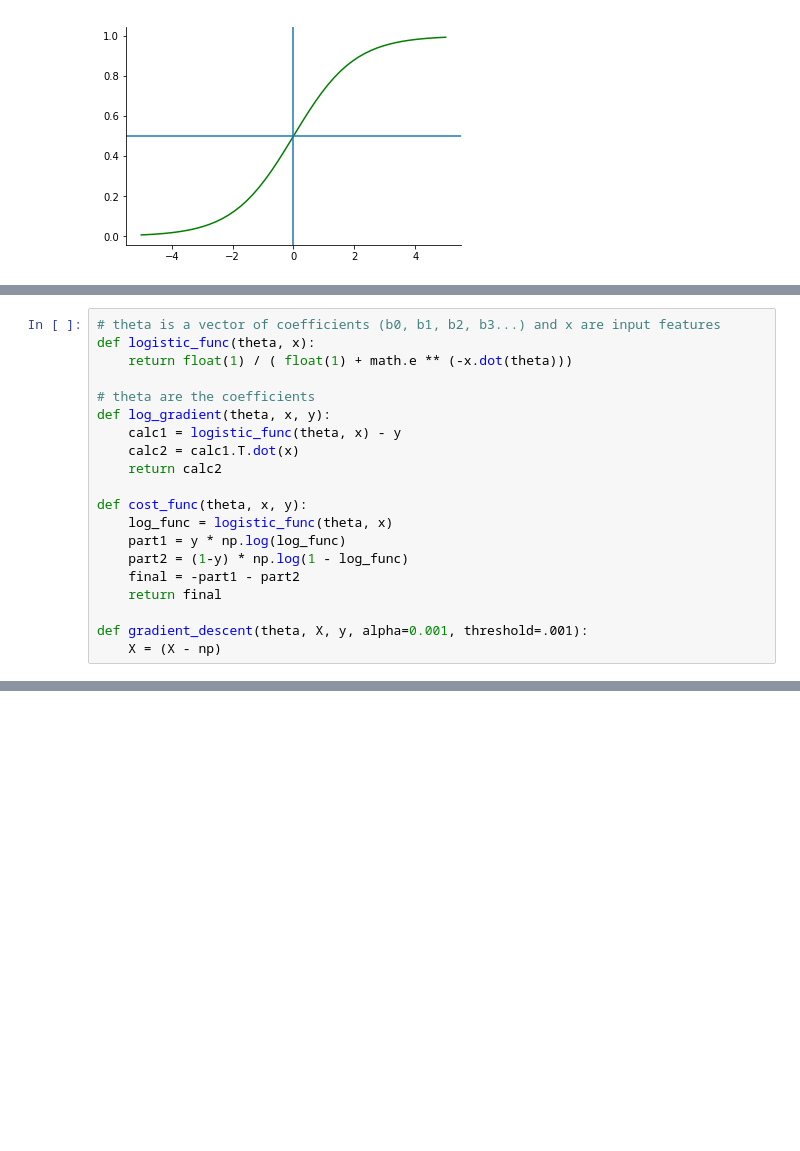
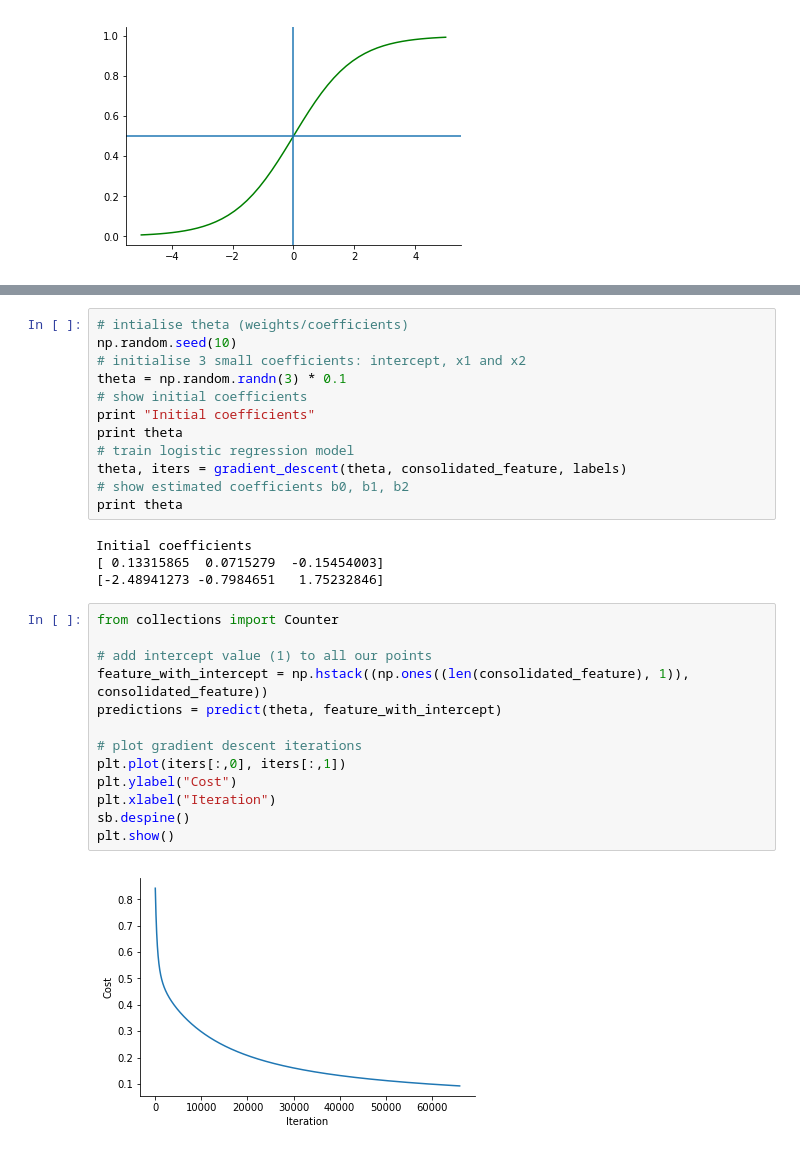
Before and after one commit to jfarrugia-uom/2017Sem03CourseWork, a Jupyter notebook: ML/Logistic Regression.ipynb, the cells around one changed output, grey strips where cells are left out. Drawn from its saved outputs; the diff is of its cells as text; blank space fills up the shorter version.

```diff
--- a/ML/Logistic Regression.ipynb
+++ b/ML/Logistic Regression.ipynb
@@ -39,23 +41,3 @@ plt.scatter(consolidated_feature[:,0], consolidated_feature[:,1], c=[col[x] for
 plt.show()
 # %% [output]
 [figure]
-# %%
-# theta is a vector of coefficients (b0, b1, b2, b3...) and x are input features
-def logistic_func(theta, x):
-    return float(1) / ( float(1) + math.e ** (-x.dot(theta)))
-
-# theta are the coefficients
-def log_gradient(theta, x, y):
-    calc1 = logistic_func(theta, x) - y
-    calc2 = calc1.T.dot(x)
-    return calc2
-
-def cost_func(theta, x, y):
-    log_func = logistic_func(theta, x)
-    part1 = y * np.log(log_func)
-    part2 = (1-y) * np.log(1 - log_func)
-    final = -part1 - part2
-    return final
-
-def gradient_descent(theta, X, y, alpha=0.001, threshold=.001):
-    X = (X - np)
@@ -63,0 +87,31 @@ array([1, 2, 4, 5, 6, 7])
+# %%
+# intialise theta (weights/coefficients)
+np.random.seed(10)
+# initialise 3 small coefficients: intercept, x1 and x2
+theta = np.random.randn(3) * 0.1
+# show initial coefficients
+print "Initial coefficients"
+print theta
+# train logistic regression model
+theta, iters = gradient_descent(theta, consolidated_feature, labels)
+# show estimated coefficients b0, b1, b2
+print theta
+# %% [output]
+Initial coefficients
+[ 0.13315865  0.0715279  -0.15454003]
+[-2.48941273 -0.7984651   1.75232846]
+# %%
+from collections import Counter
+
+# add intercept value (1) to all our points
+feature_with_intercept = np.hstack((np.ones((len(consolidated_feature), 1)), consolidated_feature))
+predictions = predict(theta, feature_with_intercept)
+
+# plot gradient descent iterations
+plt.plot(iters[:,0], iters[:,1])
+plt.ylabel("Cost")
+plt.xlabel("Iteration")
+sb.despine()
+plt.show()
+# %% [output]
+[figure, added]
```
Also changed, not shown: parts of 4 cells of this notebook, 1 other file.
